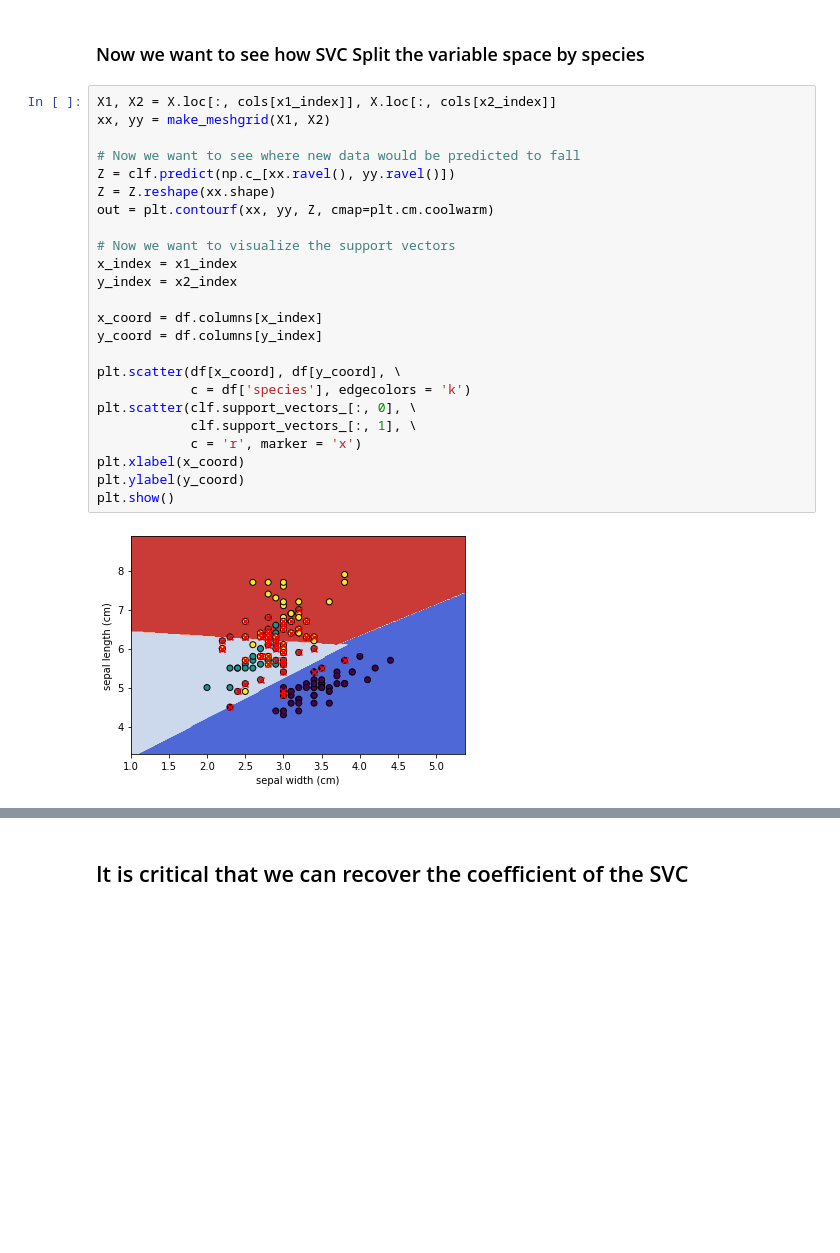
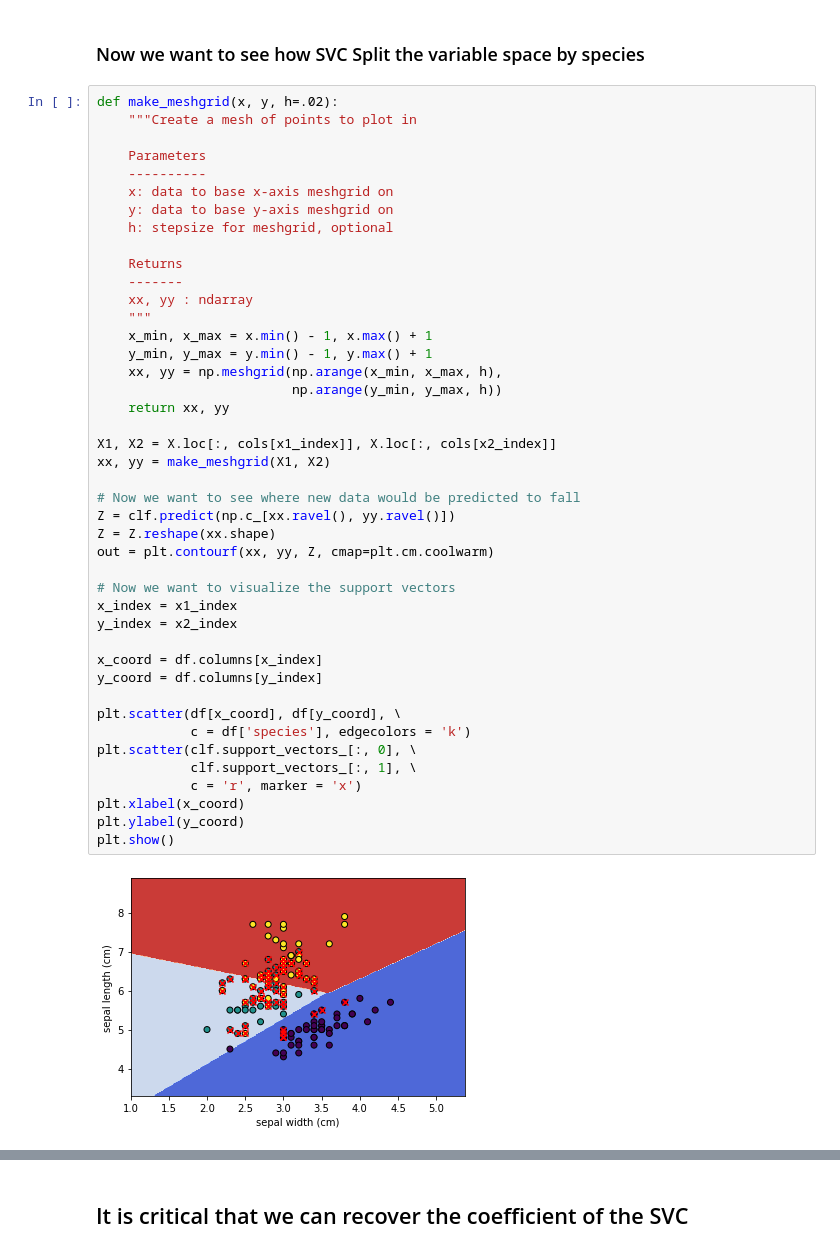
Before and after one commit to danineamati/Fun-Projects, a Jupyter notebook: Machine Learning/SVM_Flowers.ipynb, the cells around one changed output, grey strips where cells are left out. Drawn from its saved outputs; the diff is of its cells as text; blank space fills up the shorter version.

```diff
--- a/Machine Learning/SVM_Flowers.ipynb
+++ b/Machine Learning/SVM_Flowers.ipynb
@@ -101,31 +101,50 @@ plt.show()
 # %% [markdown]
 ### Now we want to see how SVC Split the variable space by species
 # %%
+def make_meshgrid(x, y, h=.02):
+    """Create a mesh of points to plot in
+
+    Parameters
+    ----------
+    x: data to base x-axis meshgrid on
+    y: data to base y-axis meshgrid on
+    h: stepsize for meshgrid, optional
+
+    Returns
+    -------
+    xx, yy : ndarray
+    """
+    x_min, x_max = x.min() - 1, x.max() + 1
+    y_min, y_max = y.min() - 1, y.max() + 1
+    xx, yy = np.meshgrid(np.arange(x_min, x_max, h),
+                         np.arange(y_min, y_max, h))
+    return xx, yy
+
 X1, X2 = X.loc[:, cols[x1_index]], X.loc[:, cols[x2_index]]
 xx, yy = make_meshgrid(X1, X2)
 
 # Now we want to see where new data would be predicted to fall
 Z = clf.predict(np.c_[xx.ravel(), yy.ravel()])
 Z = Z.reshape(xx.shape)
 out = plt.contourf(xx, yy, Z, cmap=plt.cm.coolwarm)
 
 # Now we want to visualize the support vectors
 x_index = x1_index
 y_index = x2_index
 
 x_coord = df.columns[x_index]
 y_coord = df.columns[y_index]
 
 plt.scatter(df[x_coord], df[y_coord], \
             c = df['species'], edgecolors = 'k')
 plt.scatter(clf.support_vectors_[:, 0], \
             clf.support_vectors_[:, 1], \
             c = 'r', marker = 'x')
 plt.xlabel(x_coord)
 plt.ylabel(y_coord)
 plt.show()
 # %% [output]
-[figure, old version]
+[figure, new version]
 # %%
 y_arr = np.array(y)
 
```
Also changed, not shown: parts of 8 cells of this notebook, 4 other files.
